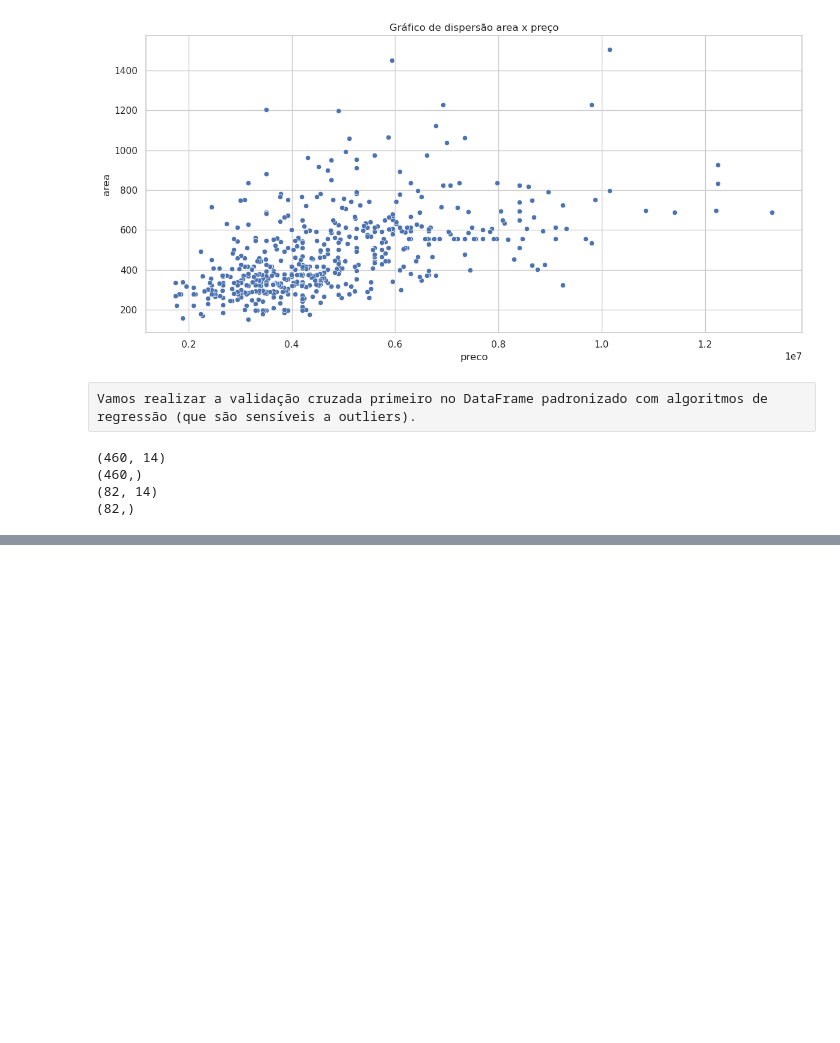
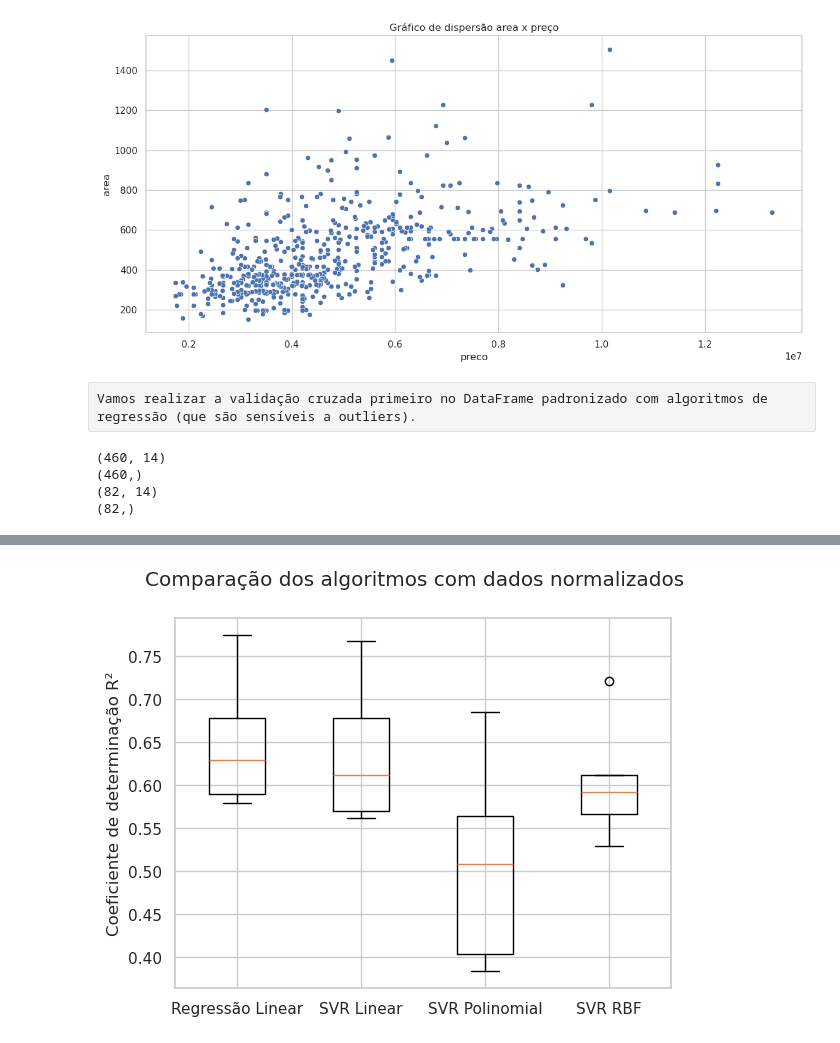
Before and after one commit to hugogsmendes/Houses-prediction, a Jupyter notebook: models_ml/model.ipynb, the cells around one changed output, grey strips where cells are left out. Drawn from its saved outputs; the diff is of its cells as text; code cells hidden in the pictures; blank space fills up the shorter version.

```diff
--- a/models_ml/model.ipynb
+++ b/models_ml/model.ipynb
@@ -685,0 +722,19 @@ for name, model in models_linear:
+# %%
+# Treinamento com dados normalizados
+results = []
+names = []
+for name, model in models_linear:
+    results.append(cross_val_score(model, X_train, Y_train, cv=kfold,
+                               scoring="r2"))
+    names.append(name)
+# %%
+# Comparação dos Algoritmos
+fig = plt.figure()
+fig.suptitle("Comparação dos algoritmos com dados normalizados")
+ax = fig.add_subplot(111)
+plt.boxplot(results)
+ax.set_xticklabels(names)
+plt.ylabel("Coeficiente de determinação R²")
+plt.show()
+# %% [output]
+[figure, added]
```
Also changed, not shown: parts of 6 cells of this notebook.
